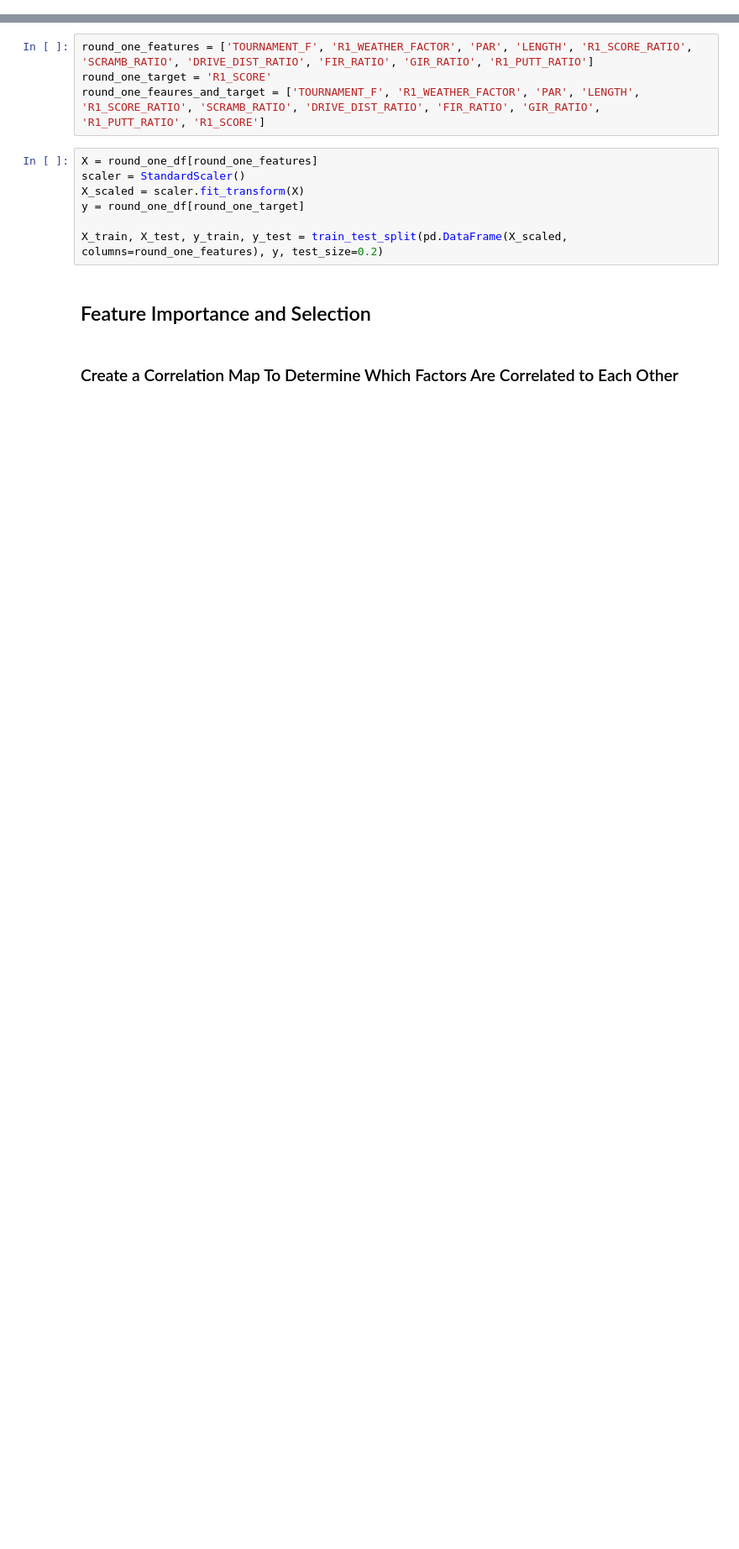
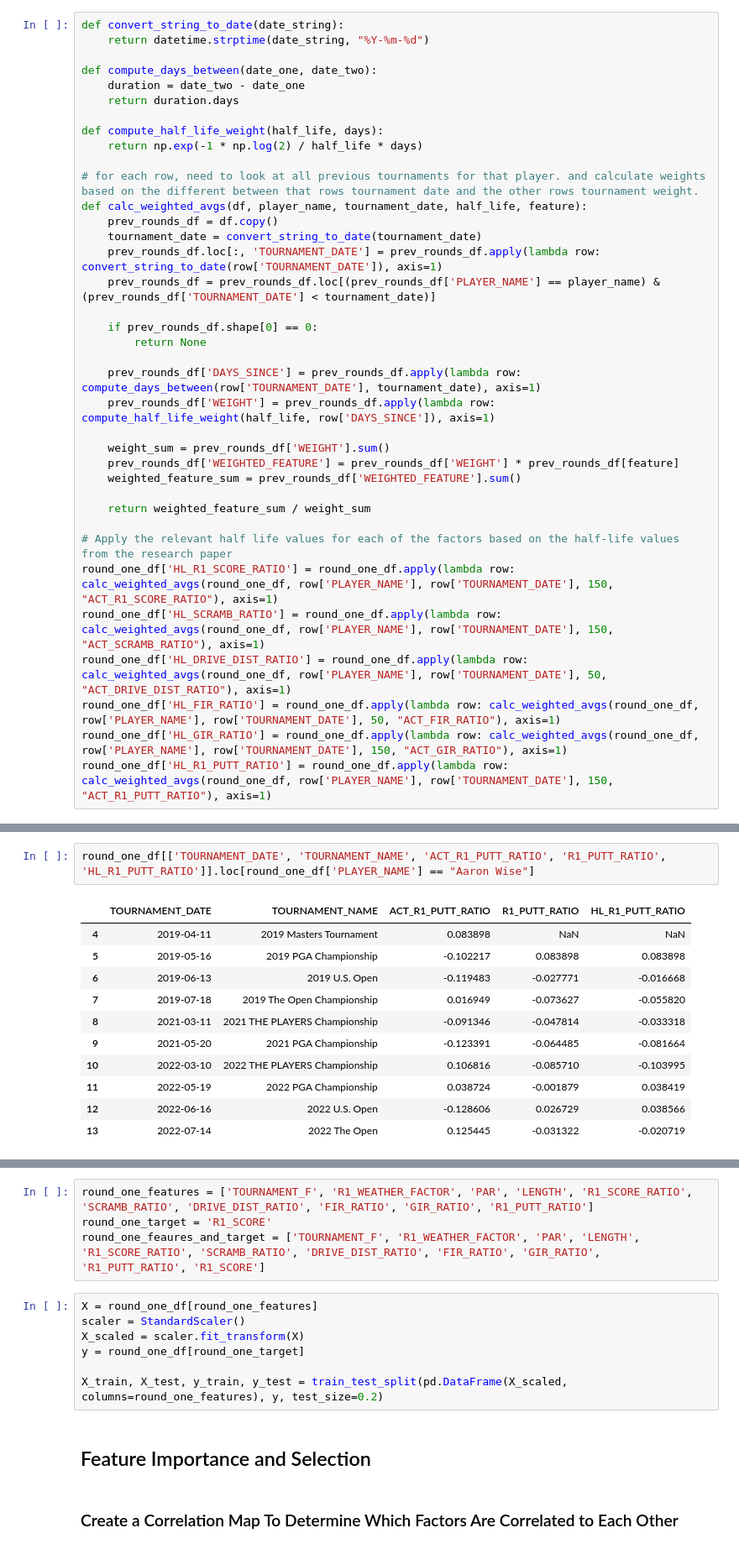
Before and after one commit to nickospelt/PGA_Score_Predictor, a Jupyter notebook: Model Development/round_1.ipynb, the cells around one changed output, grey strips where cells are left out. Shown at 84% size. Saved outputs shown, nothing was run; the diff lists cells and outputs as text; blank space fills up the shorter version.

```diff
--- a/Model Development/round_1.ipynb
+++ b/Model Development/round_1.ipynb
@@ -174,0 +181,37 @@ round_one_df
+# %%
+def convert_string_to_date(date_string):
+    return datetime.strptime(date_string, "%Y-%m-%d")
+
+def compute_days_between(date_one, date_two):
+    duration = date_two - date_one
+    return duration.days
+
+def compute_half_life_weight(half_life, days):
+    return np.exp(-1 * np.log(2) / half_life * days)
+
+# for each row, need to look at all previous tournaments for that player. and calculate weights based on the different between that rows tournament date and the other rows tournament weight.
+def calc_weighted_avgs(df, player_name, tournament_date, half_life, feature):
+    prev_rounds_df = df.copy()
+    tournament_date = convert_string_to_date(tournament_date)
+    prev_rounds_df.loc[:, 'TOURNAMENT_DATE'] = prev_rounds_df.apply(lambda row: convert_string_to_date(row['TOURNAMENT_DATE']), axis=1)
+    prev_rounds_df = prev_rounds_df.loc[(prev_rounds_df['PLAYER_NAME'] == player_name) & (prev_rounds_df['TOURNAMENT_DATE'] < tournament_date)]
+
+    if prev_rounds_df.shape[0] == 0:
+        return None
+
+    prev_rounds_df['DAYS_SINCE'] = prev_rounds_df.apply(lambda row: compute_days_between(row['TOURNAMENT_DATE'], tournament_date), axis=1)
+    prev_rounds_df['WEIGHT'] = prev_rounds_df.apply(lambda row: compute_half_life_weight(half_life, row['DAYS_SINCE']), axis=1)
+
+    weight_sum = prev_rounds_df['WEIGHT'].sum()
+    prev_rounds_df['WEIGHTED_FEATURE'] = prev_rounds_df['WEIGHT'] * prev_rounds_df[feature]
+    weighted_feature_sum = prev_rounds_df['WEIGHTED_FEATURE'].sum()
+
+    return weighted_feature_sum / weight_sum
+
+# Apply the relevant half life values for each of the factors based on the half-life values from the research paper
+round_one_df['HL_R1_SCORE_RATIO'] = round_one_df.apply(lambda row: calc_weighted_avgs(round_one_df, row['PLAYER_NAME'], row['TOURNAMENT_DATE'], 150, "ACT_R1_SCORE_RATIO"), axis=1)
+round_one_df['HL_SCRAMB_RATIO'] = round_one_df.apply(lambda row: calc_weighted_avgs(round_one_df, row['PLAYER_NAME'], row['TOURNAMENT_DATE'], 150, "ACT_SCRAMB_RATIO"), axis=1)
+round_one_df['HL_DRIVE_DIST_RATIO'] = round_one_df.apply(lambda row: calc_weighted_avgs(round_one_df, row['PLAYER_NAME'], row['TOURNAMENT_DATE'], 50, "ACT_DRIVE_DIST_RATIO"), axis=1)
+round_one_df['HL_FIR_RATIO'] = round_one_df.apply(lambda row: calc_weighted_avgs(round_one_df, row['PLAYER_NAME'], row['TOURNAMENT_DATE'], 50, "ACT_FIR_RATIO"), axis=1)
+round_one_df['HL_GIR_RATIO'] = round_one_df.apply(lambda row: calc_weighted_avgs(round_one_df, row['PLAYER_NAME'], row['TOURNAMENT_DATE'], 150, "ACT_GIR_RATIO"), axis=1)
+round_one_df['HL_R1_PUTT_RATIO'] = round_one_df.apply(lambda row: calc_weighted_avgs(round_one_df, row['PLAYER_NAME'], row['TOURNAMENT_DATE'], 150, "ACT_R1_PUTT_RATIO"), axis=1)
@@ -174,0 +220,14 @@ round_one_df
+# %%
+round_one_df[['TOURNAMENT_DATE', 'TOURNAMENT_NAME', 'ACT_R1_PUTT_RATIO', 'R1_PUTT_RATIO', 'HL_R1_PUTT_RATIO']].loc[round_one_df['PLAYER_NAME'] == "Aaron Wise"]
+# %% [output]
+|  | TOURNAMENT_DATE | TOURNAMENT_NAME | ACT_R1_PUTT_RATIO | R1_PUTT_RATIO | HL_R1_PUTT_RATIO |
+| 4 | 2019-04-11 | 2019 Masters Tournament | 0.083898 | NaN | NaN |
+| 5 | 2019-05-16 | 2019 PGA Championship | -0.102217 | 0.083898 | 0.083898 |
+| 6 | 2019-06-13 | 2019 U.S. Open | -0.119483 | -0.027771 | -0.016668 |
+| 7 | 2019-07-18 | 2019 The Open Championship | 0.016949 | -0.073627 | -0.055820 |
+| 8 | 2021-03-11 | 2021 THE PLAYERS Championship | -0.091346 | -0.047814 | -0.033318 |
+| 9 | 2021-05-20 | 2021 PGA Championship | -0.123391 | -0.064485 | -0.081664 |
+| 10 | 2022-03-10 | 2022 THE PLAYERS Championship | 0.106816 | -0.085710 | -0.103995 |
+| 11 | 2022-05-19 | 2022 PGA Championship | 0.038724 | -0.001879 | 0.038419 |
+| 12 | 2022-06-16 | 2022 U.S. Open | -0.128606 | 0.026729 | 0.038566 |
+| 13 | 2022-07-14 | 2022 The Open | 0.125445 | -0.031322 | -0.020719 |
```
Also changed, not shown: parts of 17 cells of this notebook.
